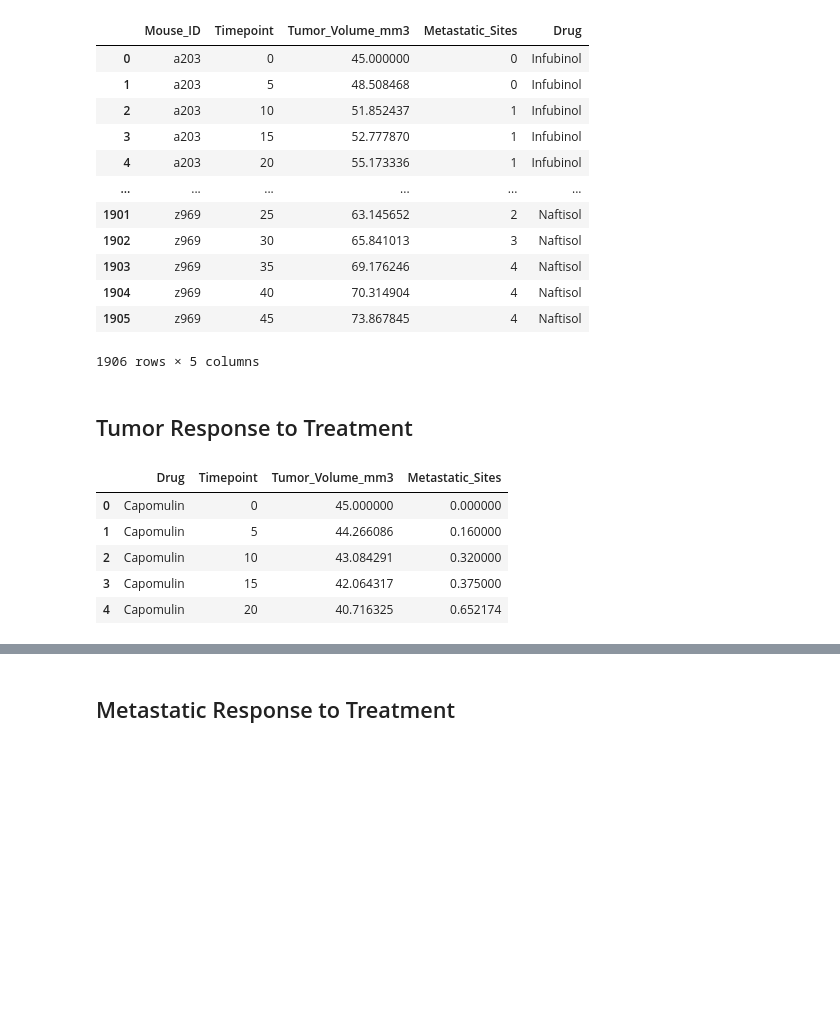
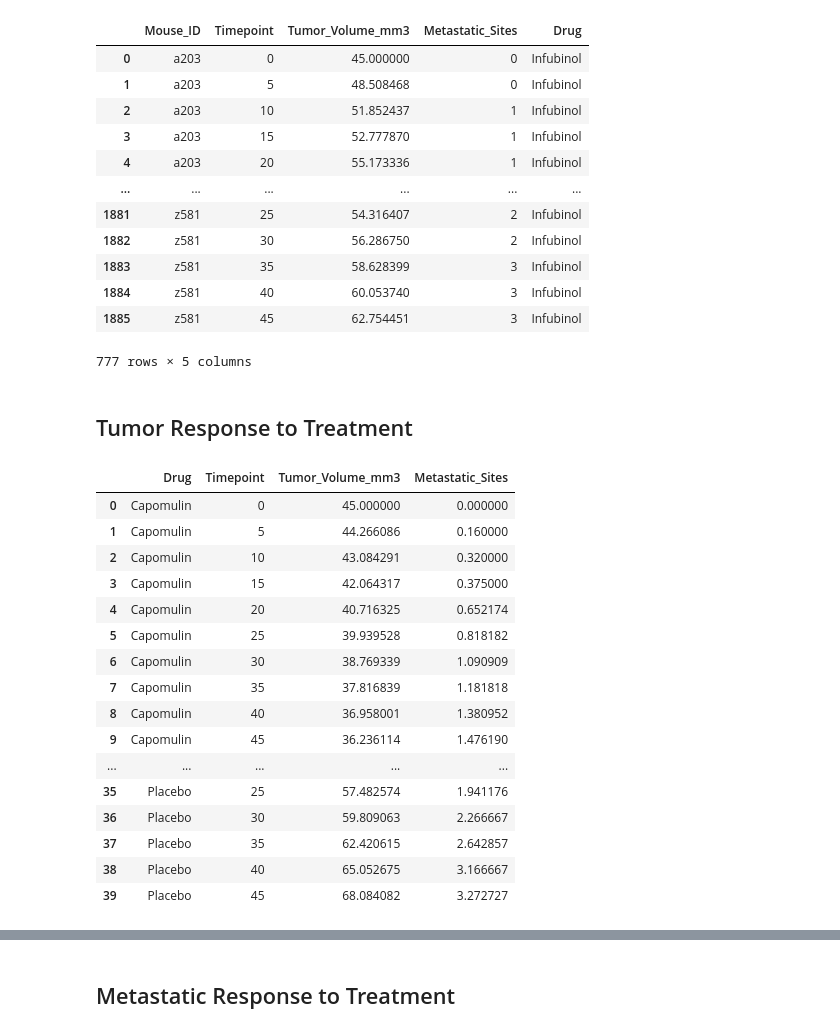
Before and after one commit to robcreel/Pharmaceutical-Analysis, a Jupyter notebook: Pymaceuticals/pymaceuticals.ipynb, the cells around one changed output, grey strips where cells are left out. Saved outputs shown, nothing was run; the diff lists cells and outputs as text; code cells hidden in the pictures; blank space fills up the shorter version.

```diff
--- a/Pymaceuticals/pymaceuticals.ipynb
+++ b/Pymaceuticals/pymaceuticals.ipynb
@@ -9,19 +9,22 @@ import numpy as np
 import warnings
 warnings.filterwarnings('ignore')
 
-# File to Load (Remember to Change These)
+# File to Load
 mouse_drug_data_to_load = "data/mouse_drug_data.csv"
 clinical_trial_data_to_load = "data/clinicaltrial_data.csv"
 
 # Read the Mouse and Drug Data and the Clinical Trial Data
 mouse_data = pd.read_csv(mouse_drug_data_to_load)
 trial_data = pd.read_csv(clinical_trial_data_to_load)
-# trial_data.head()
 
-# Combine the data into a single dataset
+# Combine the data into a single dataset, and rename the columns
 data = trial_data.merge(mouse_data, on="Mouse ID", sort=True)
 data.columns = ['Mouse_ID', 'Timepoint', 'Tumor_Volume_mm3', 'Metastatic_Sites', 'Drug']
 
+# Subset to drugs pertinent to assignment.
+drugs = ['Capomulin', 'Infubinol', 'Ketapril', 'Placebo']
+data = data[data.Drug.isin(drugs)]
+
 # Display the data table for preview
 data
 # %% [output]
@@ -32,35 +35,46 @@ data
 | 3 | a203 | 15 | 52.777870 | 1 | Infubinol |
 | 4 | a203 | 20 | 55.173336 | 1 | Infubinol |
 | ... | ... | ... | ... | ... | ... |
-| 1901 | z969 | 25 | 63.145652 | 2 | Naftisol |
-| 1902 | z969 | 30 | 65.841013 | 3 | Naftisol |
-| 1903 | z969 | 35 | 69.176246 | 4 | Naftisol |
-| 1904 | z969 | 40 | 70.314904 | 4 | Naftisol |
-| 1905 | z969 | 45 | 73.867845 | 4 | Naftisol |
+| 1881 | z581 | 25 | 54.316407 | 2 | Infubinol |
+| 1882 | z581 | 30 | 56.286750 | 2 | Infubinol |
+| 1883 | z581 | 35 | 58.628399 | 3 | Infubinol |
+| 1884 | z581 | 40 | 60.053740 | 3 | Infubinol |
+| 1885 | z581 | 45 | 62.754451 | 3 | Infubinol |
-1906 rows × 5 columns
+777 rows × 5 columns
 # %% [markdown]
 ## Tumor Response to Treatment
 # %%
 # Store the Mean Tumor Volume Data Grouped by Drug and Timepoint
 drug_group = data.groupby(["Drug", "Timepoint"])
 mean_by_drug_and_time = drug_group.mean()
 
 # Convert to DataFrame
 mean_by_DT = pd.DataFrame(mean_by_drug_and_time).reset_index()
 
-# Subset to drugs pertinent to assignment.
-drugs = ['Capomulin', 'Infubinol', 'Ketapril', 'Placebo']
-mean_by_DT = mean_by_DT[mean_by_DT.Drug.isin(drugs)]
+# # Subset to drugs pertinent to assignment.
+# drugs = ['Capomulin', 'Infubinol', 'Ketapril', 'Placebo']
+# mean_by_DT = mean_by_DT[mean_by_DT.Drug.isin(drugs)]
 
 # Preview DataFrame
-mean_by_DT.head()
+mean_by_DT
 # %% [output]
 |  | Drug | Timepoint | Tumor_Volume_mm3 | Metastatic_Sites |
 | 0 | Capomulin | 0 | 45.000000 | 0.000000 |
 | 1 | Capomulin | 5 | 44.266086 | 0.160000 |
 | 2 | Capomulin | 10 | 43.084291 | 0.320000 |
 | 3 | Capomulin | 15 | 42.064317 | 0.375000 |
 | 4 | Capomulin | 20 | 40.716325 | 0.652174 |
+| 5 | Capomulin | 25 | 39.939528 | 0.818182 |
+| 6 | Capomulin | 30 | 38.769339 | 1.090909 |
+| 7 | Capomulin | 35 | 37.816839 | 1.181818 |
+| 8 | Capomulin | 40 | 36.958001 | 1.380952 |
+| 9 | Capomulin | 45 | 36.236114 | 1.476190 |
+| ... | ... | ... | ... | ... |
+| 35 | Placebo | 25 | 57.482574 | 1.941176 |
+| 36 | Placebo | 30 | 59.809063 | 2.266667 |
+| 37 | Placebo | 35 | 62.420615 | 2.642857 |
+| 38 | Placebo | 40 | 65.052675 | 3.166667 |
+| 39 | Placebo | 45 | 68.084082 | 3.272727 |
 # %%
 # Store the Standard Error of Tumor Volumes Grouped by Drug and Timepoint
 mean_by_DT_SEM = drug_group.sem()
```
Also changed, not shown: parts of 27 cells of this notebook.
